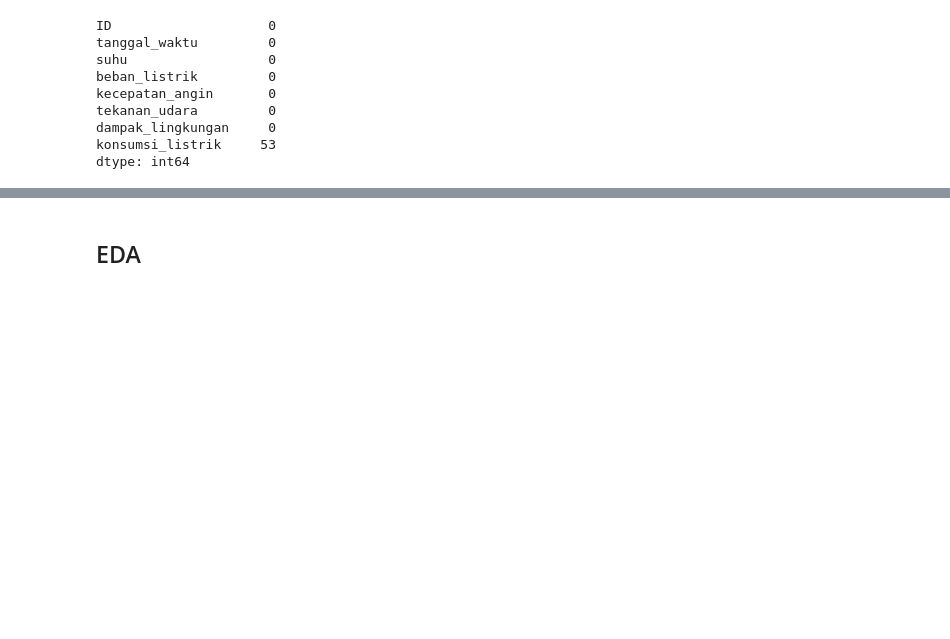
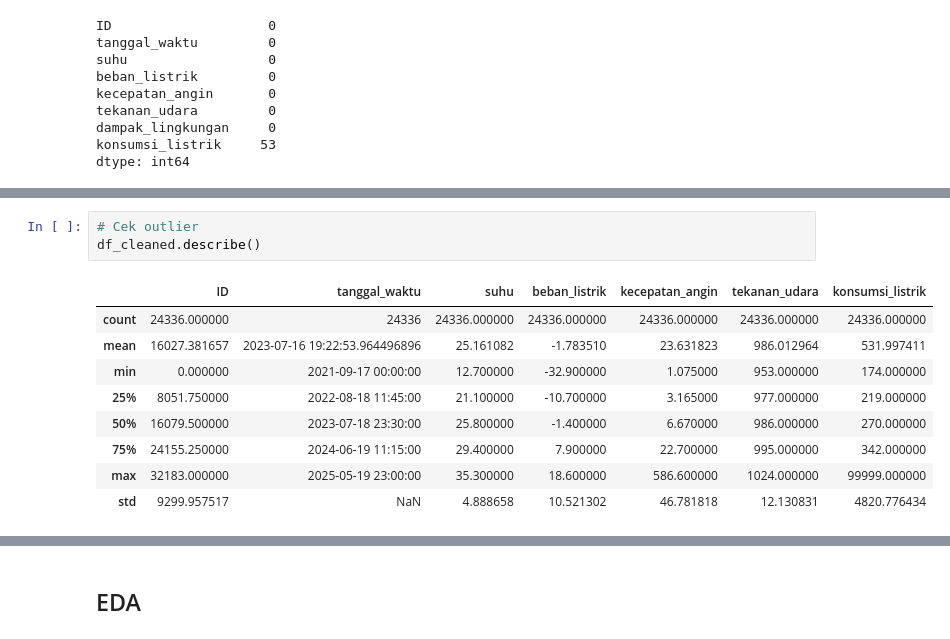
Before and after one commit to mhmdrazn/Electrical-Consume-Forecasting, a Jupyter notebook: main.ipynb, the cells around one changed output, grey strips where cells are left out. Drawn from its saved outputs; the diff is of its cells as text; blank space fills up the shorter version.

```diff
--- a/main.ipynb
+++ b/main.ipynb
@@ -103,3 +143,16 @@ df_cleaned.head()
 | 2 | 2 | 2021-09-17 02:00:00 | 15.1 | -20.0 | 578.435 | 1000.0 | 225.0 | ... |
 | 3 | 3 | 2021-09-17 03:00:00 | 15.9 | -17.1 | 582.580 | 995.0 | 216.0 | ... |
 | 4 | 4 | 2021-09-17 04:00:00 | 15.9 | -19.3 | 586.600 | 1005.0 | 222.0 | ... |
+# %%
+# Cek outlier
+df_cleaned.describe()
+# %% [output]
+|  | ID | tanggal_waktu | suhu | beban_listrik | kecepatan_angin | tekanan_udara | konsumsi_listrik |
+| count | 24336.000000 | 24336 | 24336.000000 | 24336.000000 | 24336.000000 | 24336.000000 | 24336.000000 |
+| mean | 16027.381657 | 2023-07-16 19:22:53.964496896 | 25.161082 | -1.783510 | 23.631823 | 986.012964 | 531.997411 |
+| min | 0.000000 | 2021-09-17 00:00:00 | 12.700000 | -32.900000 | 1.075000 | 953.000000 | 174.000000 |
+| 25% | 8051.750000 | 2022-08-18 11:45:00 | 21.100000 | -10.700000 | 3.165000 | 977.000000 | 219.000000 |
+| 50% | 16079.500000 | 2023-07-18 23:30:00 | 25.800000 | -1.400000 | 6.670000 | 986.000000 | 270.000000 |
+| 75% | 24155.250000 | 2024-06-19 11:15:00 | 29.400000 | 7.900000 | 22.700000 | 995.000000 | 342.000000 |
+| max | 32183.000000 | 2025-05-19 23:00:00 | 35.300000 | 18.600000 | 586.600000 | 1024.000000 | 99999.000000 |
+| std | 9299.957517 | NaN | 4.888658 | 10.521302 | 46.781818 | 12.130831 | 4820.776434 |
```
Also changed, not shown: parts of 31 cells of this notebook, 1 other file.
